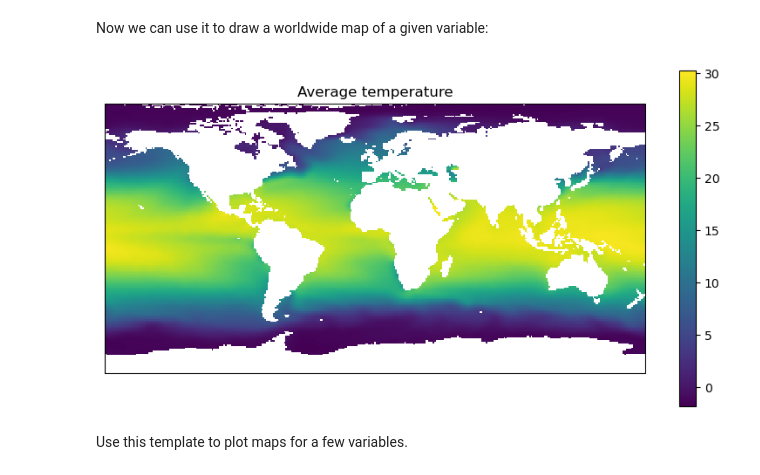
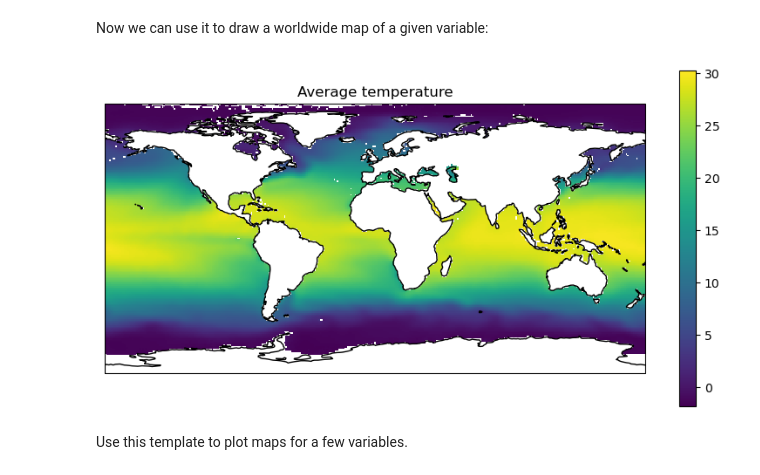
Before and after one commit to jiho/ML4Oceans2022, a Jupyter notebook: Day_2-Plankton_genomics/TD2_Genomics_student.ipynb, the cells around one changed output. Saved outputs shown, nothing was run; the diff lists cells and outputs as text; code cells hidden in the pictures.

```diff
--- a/Day_2-Plankton_genomics/TD2_Genomics_student.ipynb
+++ b/Day_2-Plankton_genomics/TD2_Genomics_student.ipynb
@@ -74,17 +80,17 @@ Now we can use it to draw a worldwide map of a given variable:
 # %%
 # like before, define "axes" and add coastline
 ax = plt.axes(projection=ccrs.PlateCarree())
-# ax.coastlines()
+ax.coastlines()
 # reformat the data for the map and plot it as a raster layer
 x,y,z = prepare_map(env.lon, env.lat, env.temperature_mean)
 layer_temp = ax.pcolormesh(x, y, z)
 # add a color scale for that layer
 plt.colorbar(layer_temp)
 # add a title and display the plot
 ax.set_title('Average temperature')
 plt.show()
 # %% [output]
-[figure, old version]
+[figure, new version]
 # %% [markdown]
 Use this template to plot maps for a few variables.
 # %% [markdown]
```
Also changed, not shown: parts of 3 cells of this notebook.
